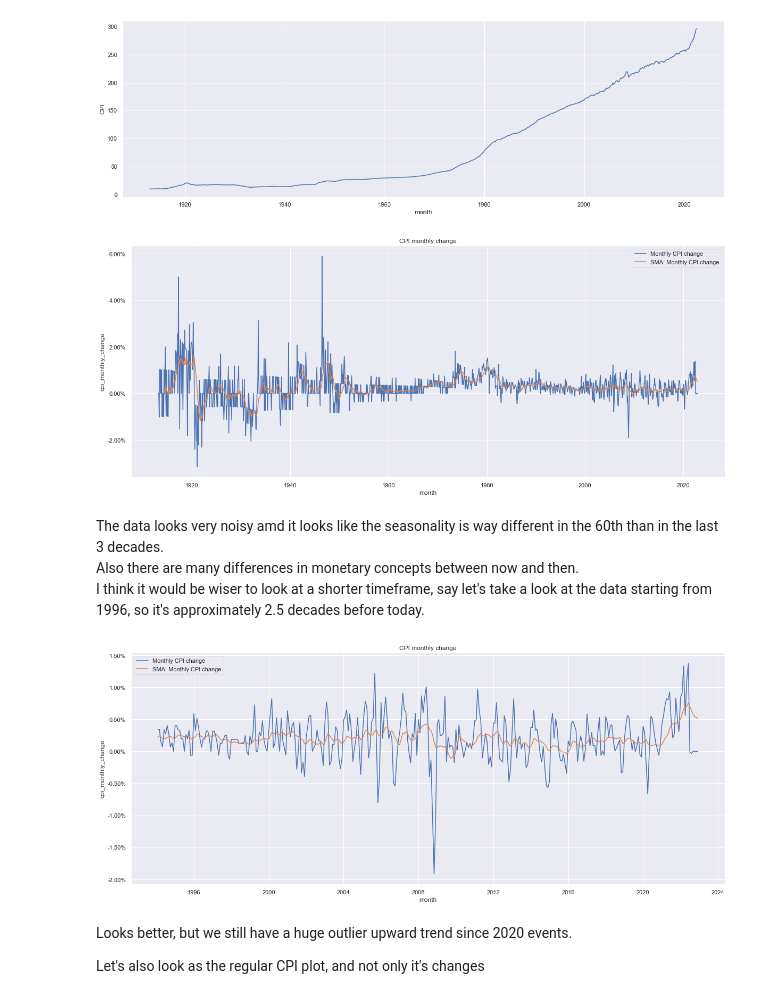
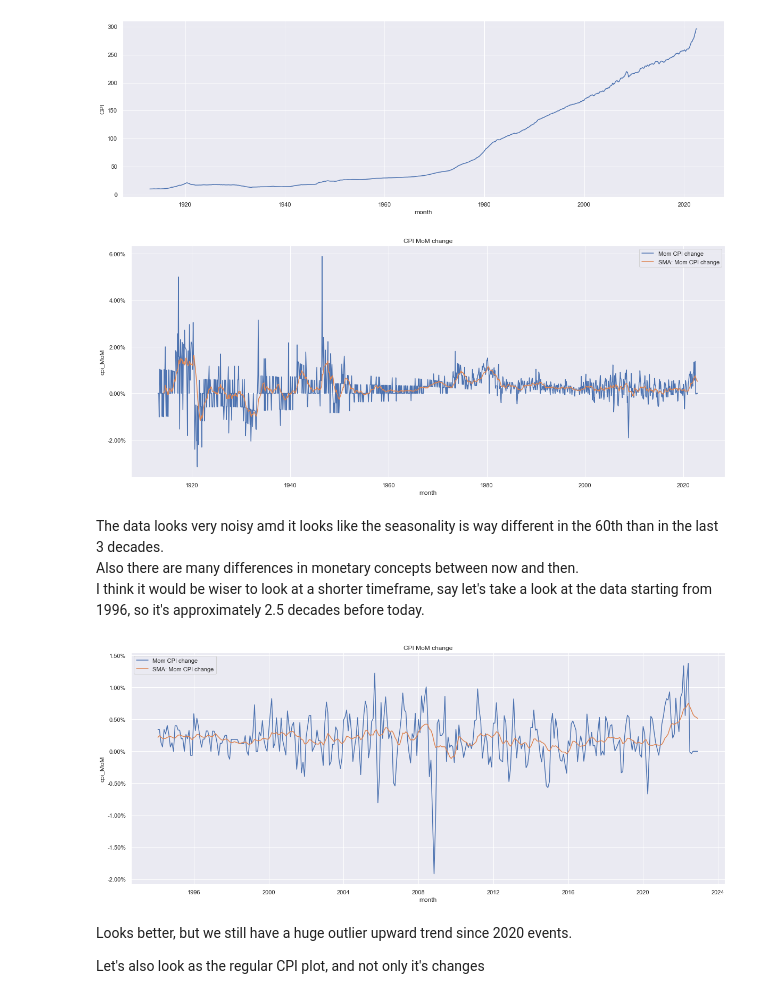
Before and after one commit to LeoSaffron/Inflation-Prediction, a Jupyter notebook: Inflation.ipynb, the cells around one changed output. Drawn from its saved outputs; the diff is of its cells as text; code cells hidden in the pictures.

Commit message:
changing features name to PeriodOverPeriod

```diff
--- a/Inflation.ipynb
+++ b/Inflation.ipynb
@@ -316,7 +316,7 @@ def plot_pct_changes_of_inflation(df, period_name, metric, show_sma=True, featur
     # feature_column_name feature is used when you feed a raw column name in the df instead of the metric that has several columns with names derivated from the metric's name
     # so if feature_column_name is passed in parameters we most probably won't find an SMA with the name as calculated below
     show_sma = False if feature_full_column_name is not None else show_sma
-    feature_full_column_name = metric + "_" + period_name + "_change" if feature_full_column_name is None else feature_full_column_name
+    feature_full_column_name = metric + "_" + period_name if feature_full_column_name is None else feature_full_column_name
     # sns.lineplot(data=df, x="month", y=metric + "_" + period_name + "_change", ax=ax, legend='auto')
     sns.lineplot(data=df, x="month", y=feature_full_column_name, ax=ax, legend='auto')
     if show_sma:
@@ -332,9 +332,9 @@ def plot_pct_changes_of_inflation(df, period_name, metric, show_sma=True, featur
     plt.legend(labels=legend_labels_list)
     plt.show()
 # %%
-plot_pct_changes_of_inflation(df_inflation, "monthly", "cpi")
+plot_pct_changes_of_inflation(df_inflation, "MoM", "cpi")
 # %% [output]
-[figure, old version]
+[figure, new version]
 # %% [markdown]
 The data looks very noisy amd it looks like the seasonality is way different in the 60th than in the last 3 decades.
 Also there are many differences in monetary concepts between now and then.
@@ -342,9 +342,9 @@ I think it would be wiser to look at a shorter timeframe, say let's take a look
 # %%
 df_inflation_last_decades = df_inflation.query('month > "Jan 1994"')
 # %%
-plot_pct_changes_of_inflation(df_inflation_last_decades, "monthly", "cpi")
+plot_pct_changes_of_inflation(df_inflation_last_decades, "MoM", "cpi")
 # %% [output]
-[figure, old version]
+[figure, new version]
 # %% [markdown]
 Looks better, but we still have a huge outlier upward trend since 2020 events.
 
```
Also changed, not shown: parts of 32 cells of this notebook.
